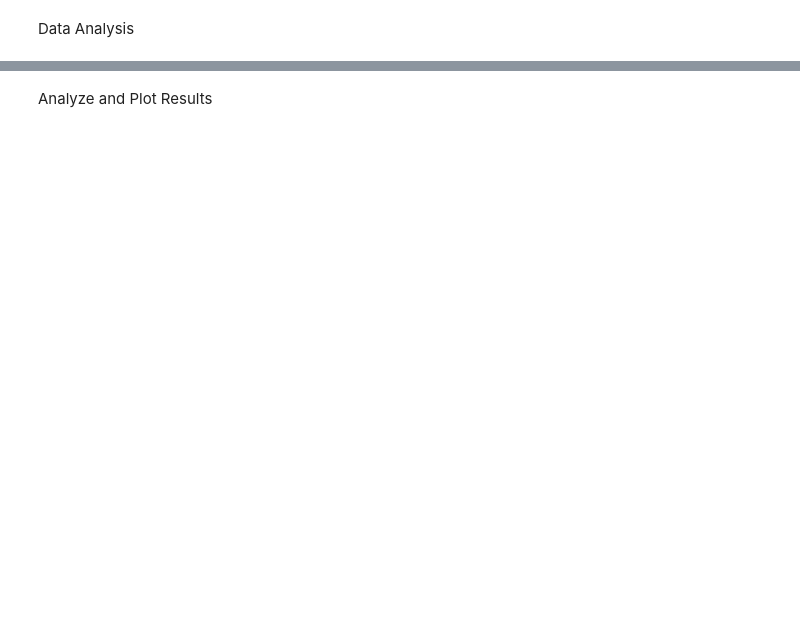
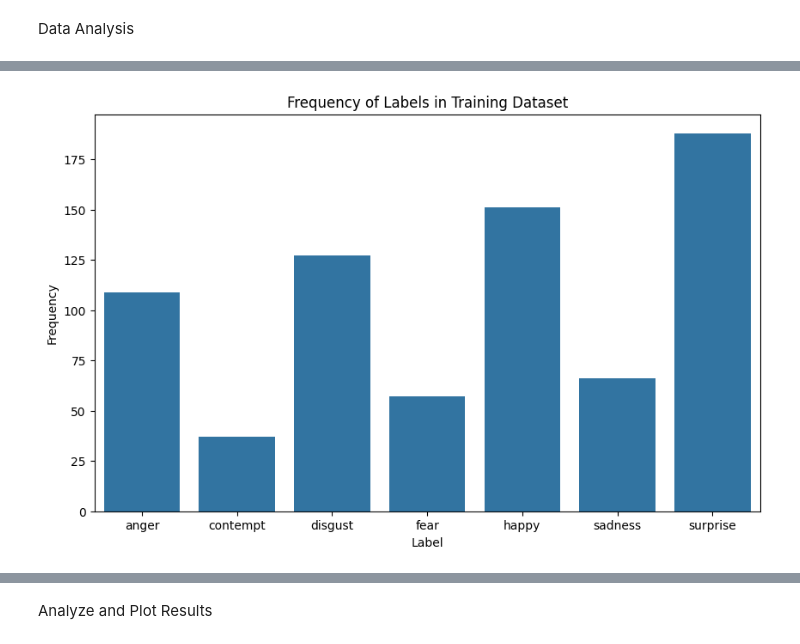
Before and after one commit to Ved204/CP468-Facial-Recognition, a Jupyter notebook: colab.ipynb, the cells around one changed output, grey strips where cells are left out. Cells and saved outputs as stored; diff of their text form; code cells hidden in the pictures; blank space fills up the shorter version.

```diff
--- a/colab.ipynb
+++ b/colab.ipynb
@@ -98,2 +97,14 @@ angry Completed
+# %%
+# Preprocess Data
+images_x = np.array(images)
+labels_y = np.array(labels)
+images_x = images_x / 255
+
+# Encode Labels
+num_of_classes = 7
+labels_y_encoded = tf.keras.utils.to_categorical(labels_y, num_classes=num_of_classes)
+# %%
+# Split Dataset in 75% for Training and 25% for Testing
+X_train, X_test, Y_train, Y_test = train_test_split(images_x, labels_y_encoded, test_size=0.25, random_state=10)
 # %% [markdown]
 Data Analysis
@@ -166,0 +125,14 @@ array([0., 0., 0., 1., 0., 0., 0.], dtype=float32)
+# %%
+# Plotting Frequency of Labels in training dataset
+Y_train_labels = np.argmax(Y_train, axis=1)
+Y_train_labels_mapped = [original_label_mapping[label] for label in Y_train_labels]
+train_df = pd.DataFrame({'label': Y_train_labels_mapped})
+
+plt.figure(figsize=(10, 6))
+sns.countplot(x='label', data=train_df, order=list(original_label_mapping.values()))
+plt.title('Frequency of Labels in Training Dataset')
+plt.xlabel('Label')
+plt.ylabel('Frequency')
+plt.show()
+# %% [output]
+[figure, added]
```
Also changed, not shown: parts of 86 cells of this notebook.
